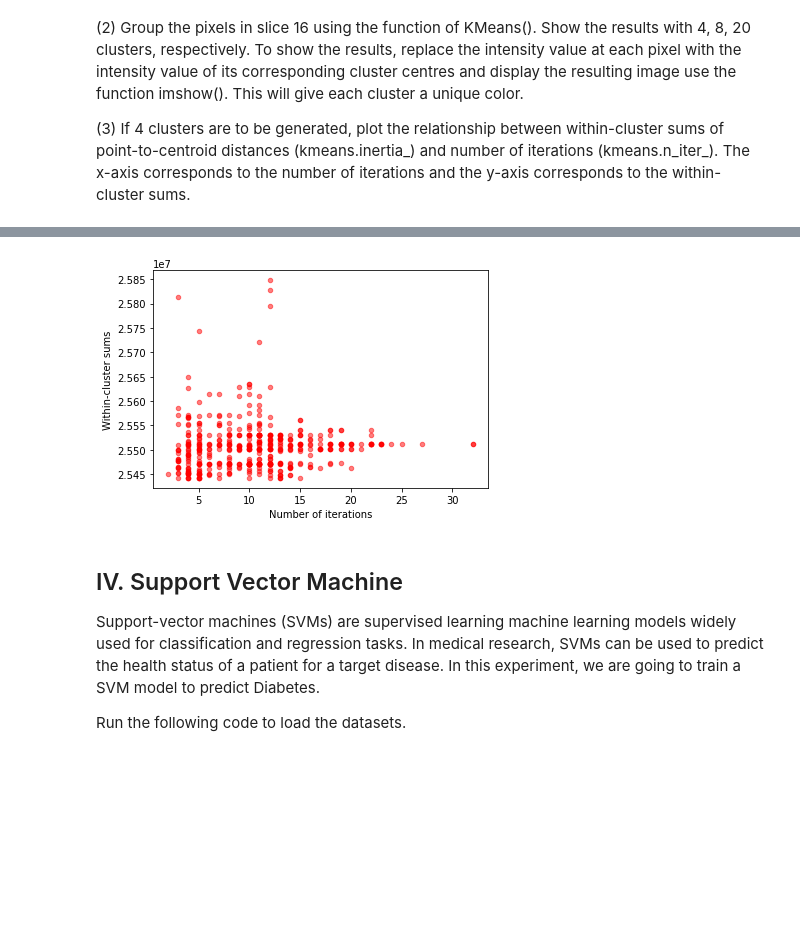
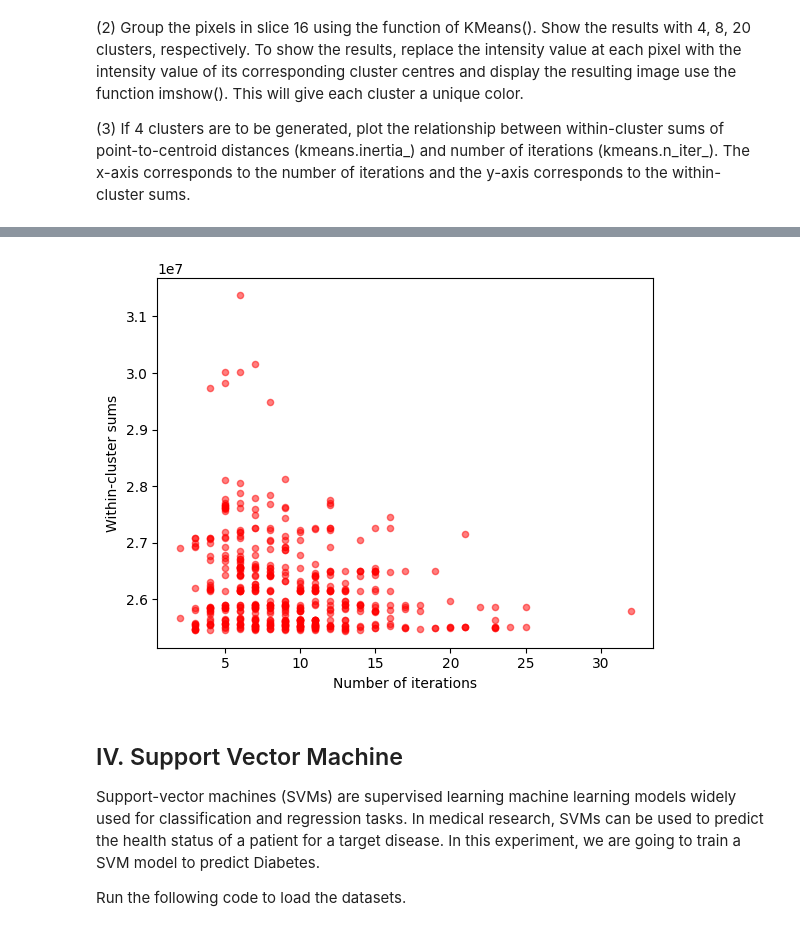
Before and after one commit to MuGeminorum/Medical_Image_Computing, a Jupyter notebook: mssc.ipynb, the cells around one changed output, grey strips where cells are left out. Saved outputs shown, nothing was run; the diff lists cells and outputs as text; code cells hidden in the pictures; blank space fills up the shorter version.

```diff
--- a/mssc.ipynb
+++ b/mssc.ipynb
@@ -18,11 +18,10 @@ import numpy as np
 from skimage import io
 from skimage import feature
 import cv2
-from scipy import ndimage
-%pylab inline
 import matplotlib.pyplot as plt
 
-D = io.imread("data/attention-mri.tif")
+
+D = io.imread("attention-mri.tif")
 print(D.shape)
 
 im_x = D[63,:,:]    #sagittal(x)
@@ -112,9 +110,9 @@ count = 1
 X = im_z.reshape((-1, 1))
 
 estimators = [
-    ('kmeans_4', KMeans(n_clusters=4)),
-    ('kmeans_8', KMeans(n_clusters=8)),
-    ('kmeans_20', KMeans(n_clusters=20))
+    ('kmeans_4', KMeans(n_clusters=4, n_init='auto')),
+    ('kmeans_8', KMeans(n_clusters=8, n_init='auto')),
+    ('kmeans_20', KMeans(n_clusters=20, n_init='auto'))
 ]
 
 for name, est in estimators:
@@ -135,21 +133,21 @@ for name, est in estimators:
 # %%
 #(3):
 trytime = 500
 x_list = []
 y_list = []
 
 for i in range(trytime):
-    kmeans = KMeans(n_clusters=4).fit(im_z)
+    kmeans = KMeans(n_clusters=4, n_init='auto').fit(im_z)
     x_list.append(kmeans.n_iter_)
     y_list.append(kmeans.inertia_)
 
 ax = plt.gca()
 ax.set_xlabel('Number of iterations')
 ax.set_ylabel('Within-cluster sums')
 ax.scatter(x_list, y_list, c='r', s=20, alpha=0.5)
 plt.show()
 # %% [output]
-[figure, old version]
+[figure, new version]
 # %% [markdown]
 ## IV. Support Vector Machine
 
```
Also changed, not shown: parts of 9 cells of this notebook, 1 other file.
